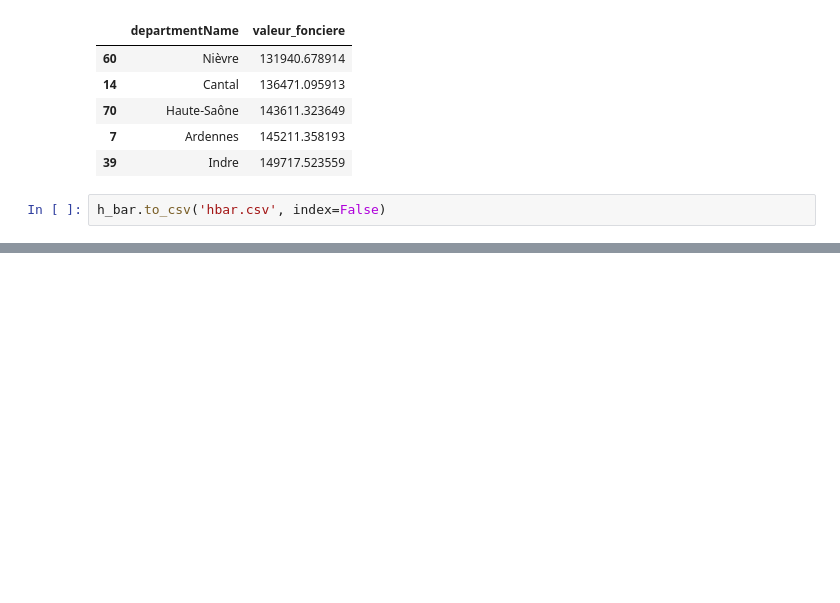
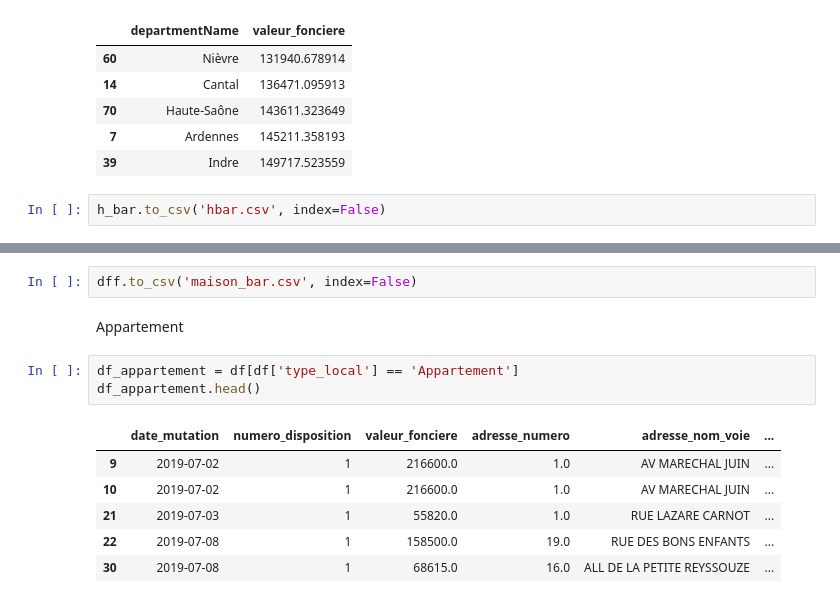
Before and after one commit to MohamedAziz-Khezami/French_House, a Jupyter notebook: dataframes.ipynb, the cells around one changed output, grey strips where cells are left out. Cells and saved outputs as stored; diff of their text form; blank space fills up the shorter version.

```diff
--- a/dataframes.ipynb
+++ b/dataframes.ipynb
@@ -331,0 +564,14 @@ h_bar.to_csv('hbar.csv', index=False)
+# %%
+dff.to_csv('maison_bar.csv', index=False)
+# %% [markdown]
+Appartement
+# %%
+df_appartement = df[df['type_local'] == 'Appartement']
+df_appartement.head()
+# %% [output]
+|  | date_mutation | numero_disposition | valeur_fonciere | adresse_numero | adresse_nom_voie | ... |
+| 9 | 2019-07-02 | 1 | 216600.0 | 1.0 | AV MARECHAL JUIN | ... |
+| 10 | 2019-07-02 | 1 | 216600.0 | 1.0 | AV MARECHAL JUIN | ... |
+| 21 | 2019-07-03 | 1 | 55820.0 | 1.0 | RUE LAZARE CARNOT | ... |
+| 22 | 2019-07-08 | 1 | 158500.0 | 19.0 | RUE DES BONS ENFANTS | ... |
+| 30 | 2019-07-08 | 1 | 68615.0 | 16.0 | ALL DE LA PETITE REYSSOUZE | ... |
```
Also changed, not shown: parts of 71 cells of this notebook, 24 other files.
